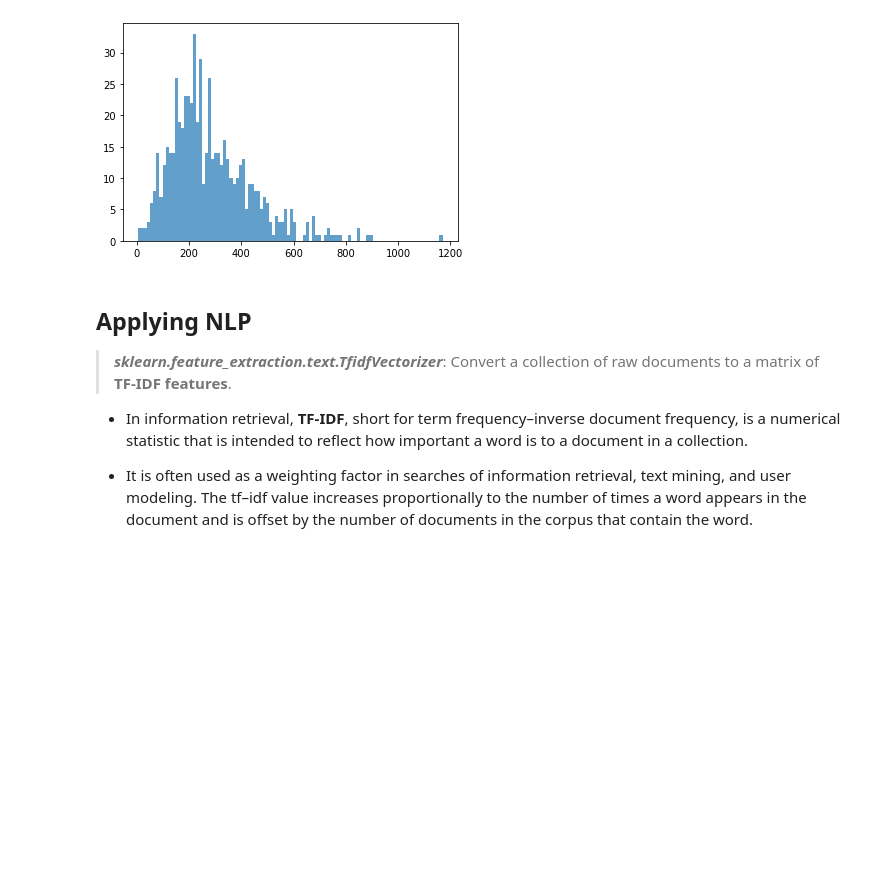
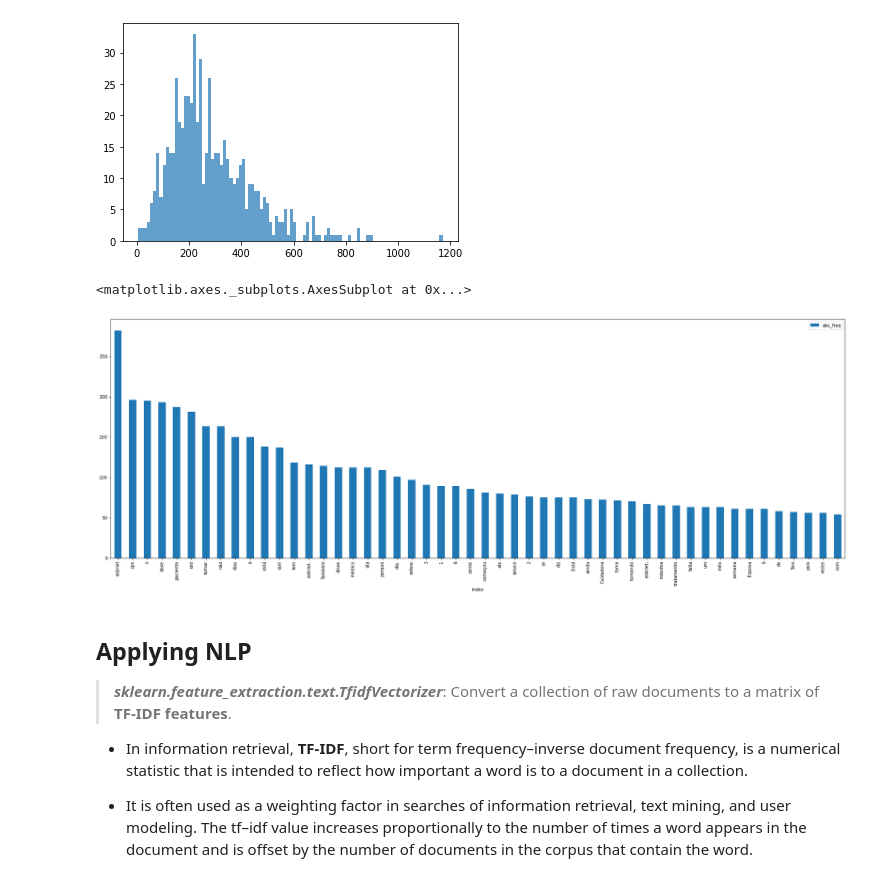
Before and after one commit to Ponter255/cuddly-chainsaw, a Jupyter notebook: Adverse_Events.ipynb, the cells around one changed output. Drawn from its saved outputs; the diff is of its cells as text; code cells hidden in the pictures; blank space fills up the shorter version.

```diff
--- a/Adverse_Events.ipynb
+++ b/Adverse_Events.ipynb
@@ -172,3 +174,6 @@ dataset = dataset.append(negativeReport2, ignore_index=True)
 dataset = dataset.append(negativeReport3, ignore_index=True)
 dataset = dataset.append(negativeReport4, ignore_index=True)
 dataset = dataset.append(negativeReport5, ignore_index=True)
+# %%
+nltk.download('stopwords')
+stopwords = nltk.corpus.stopwords.words('portuguese')
@@ -210,6 +218,52 @@ plt.hist(analysis[analysis['Result']=='Sim']['Length'], bins = 100, alpha = 0.7)
 plt.show()
 # %% [output]
 [figure]
+# %%
+stopwords.append('Paciente')
+stopwords.append('o')
+stopwords.append('esbriet')
+stopwords.append('paciente')
+stopwords.append('esbriet.')
+stopwords.append('Não')
+stopwords.append('não')
+stopwords.append('está')
+stopwords.append('se')
+stopwords.append('ele')
+# %%
+textList = analysis['Report'].to_list()
+
+cleanList = []
+
+
+i=0
+while i < len(textList):
+   tokens =  textList[i].split()
+   i+=1
+   clean_tokens = tokens
+   for token in tokens:
+    if token in stopwords:
+         clean_tokens.remove(token)
+   cleanList.append(clean_tokens)
+
+
+word_freq = defaultdict(int)
+
+for item in cleanList:
+    for word in item:
+        word_freq[word] += 1
+
+teste = pd.DataFrame.from_dict(word_freq, orient='index') \
+.sort_values(0, ascending=False) \
+.rename(columns={0: 'abs_freq'})
+
+teste = teste.reset_index()
+
+teste = teste.head(50)
+
+teste.plot(kind='bar',x='index',y='abs_freq', figsize=(30, 10))
+# %% [output]
+<matplotlib.axes._subplots.AxesSubplot at 0x...>
+[figure, added]
 # %% [markdown]
 ## Applying NLP
 
```
Also changed, not shown: parts of 2 cells of this notebook.
